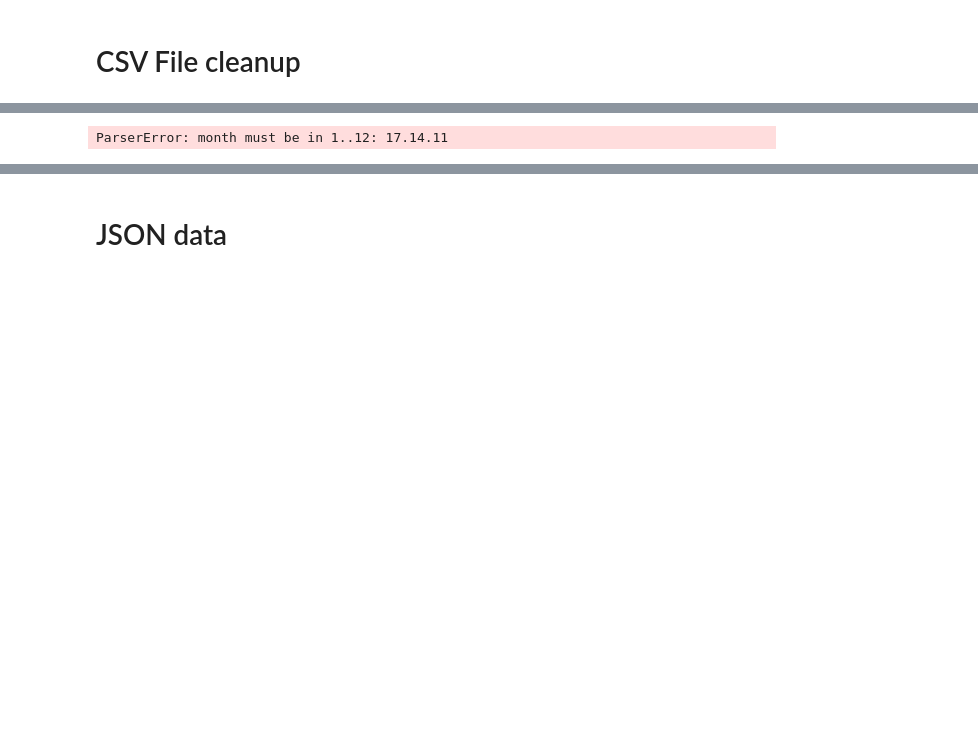
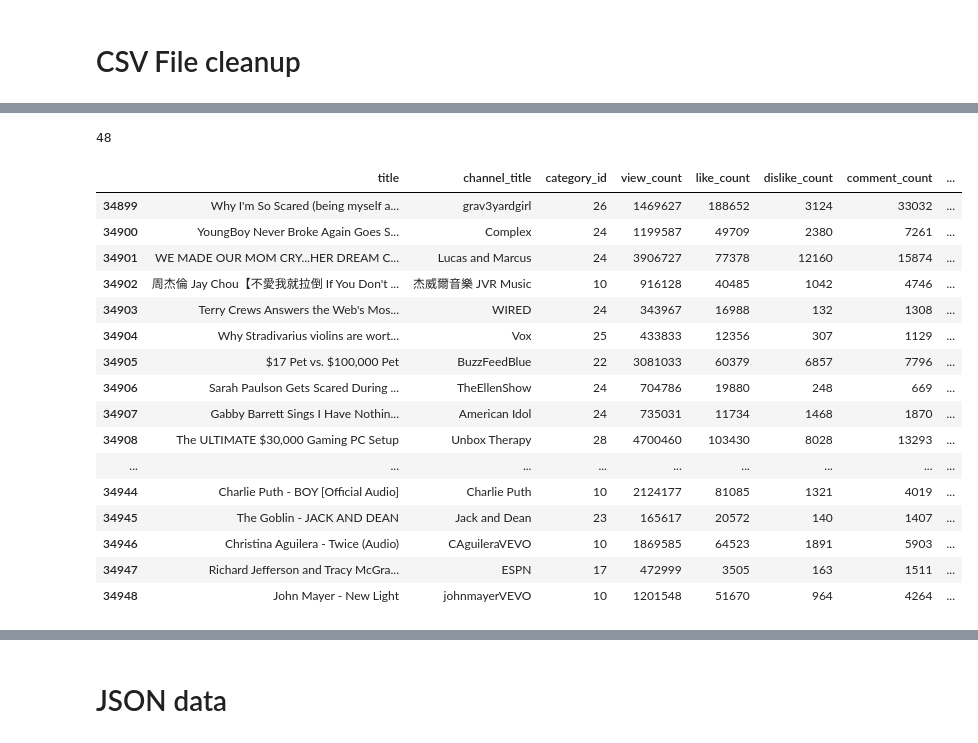
Before and after one commit to ratikachauhan/ETL-Project2-PSR, a Jupyter notebook: Jupyter Notebooks/Data Cleanup.ipynb, the cells around one changed output, grey strips where cells are left out. Drawn from its saved outputs; the diff is of its cells as text; code cells hidden in the pictures; blank space fills up the shorter version.

```diff
--- a/Jupyter Notebooks/Data Cleanup.ipynb
+++ b/Jupyter Notebooks/Data Cleanup.ipynb
@@ -26,0 +64,7 @@ Index(['video_id', 'trending_date', 'title', 'channel_title', 'category_id',
+# %%
+#Added additional columns to our dataset
+us_videos['country'] ='US'
+us_videos['trending_month'] =us_videos['trending_date'].dt.month
+us_videos['trending_year'] =us_videos['trending_date'].dt.year
+us_videos['publish_month'] = us_videos['publish_time'].dt.month
+us_videos['publish_year'] = us_videos['publish_time'].dt.year
@@ -27,5 +80,5 @@ Index(['video_id', 'trending_date', 'title', 'channel_title', 'category_id',
 # %%
 # Get rid of unnecessary columns
-us_videos_df = us_videos[['trending_date', 'title', 'channel_title', 'category_id',
-       'publish_time', 'views', 'likes', 'dislikes', 'comment_count']].copy()
-us_videos_df.head()
+us_videos_df = us_videos[[ 'title', 'channel_title', 'category_id','views', 'likes', 'dislikes', 'comment_count',
+                          'trending_date','country', 'trending_month', 'trending_year',
+                          'publish_time', 'publish_month', 'publish_year']].copy()
@@ -39,10 +85,31 @@ us_videos_df.head()
 # %%
 # Data Transformation: Rename Columns
-us_videos_df = us_videos_df.rename(columns={"trending_date":"Trending_Date", "title":"Title", "channel_title":"Channel_Title",
-                            "category_id":"Category_ID", "publish_time":"Publish_Time", "views":"View_Count",
-                             "likes":"Like_Count", "dislikes":"Dislike_Count", "comment_count":"Comment_Count"})
+us_videos_df = us_videos_df.rename(columns={ "publish_time":"publish_date", "views":"view_count",
+                             "likes":"like_count", "dislikes":"dislike_count"})
-# %%
-# Data Transformation: Change to datetime
-us_videos_df['Trending_Date']= pd.to_datetime(us_videos_df["Trending_Date"])
-# %% [output]
-ParserError: month must be in 1..12: 17.14.11
+# %%
+#Count Duplicates in the DataFrame
+duplicate_count=us_videos_df.duplicated().sum()
+duplicate_count
+# %% [output]
+48
+# %%
+#Extracting Duplicate Rows
+us_videos_df.loc[us_videos_df.duplicated(), :]
+# %% [output]
+|  | title | channel_title | category_id | view_count | like_count | dislike_count | comment_count | ... |
+| 34899 | Why I'm So Scared (being myself a... | grav3yardgirl | 26 | 1469627 | 188652 | 3124 | 33032 | ... |
+| 34900 | YoungBoy Never Broke Again Goes S... | Complex | 24 | 1199587 | 49709 | 2380 | 7261 | ... |
+| 34901 | WE MADE OUR MOM CRY...HER DREAM C... | Lucas and Marcus | 24 | 3906727 | 77378 | 12160 | 15874 | ... |
+| 34902 | 周杰倫 Jay Chou【不愛我就拉倒 If You Don't ... | 杰威爾音樂 JVR Music | 10 | 916128 | 40485 | 1042 | 4746 | ... |
+| 34903 | Terry Crews Answers the Web's Mos... | WIRED | 24 | 343967 | 16988 | 132 | 1308 | ... |
+| 34904 | Why Stradivarius violins are wort... | Vox | 25 | 433833 | 12356 | 307 | 1129 | ... |
+| 34905 | $17 Pet vs. $100,000 Pet | BuzzFeedBlue | 22 | 3081033 | 60379 | 6857 | 7796 | ... |
+| 34906 | Sarah Paulson Gets Scared During ... | TheEllenShow | 24 | 704786 | 19880 | 248 | 669 | ... |
+| 34907 | Gabby Barrett Sings I Have Nothin... | American Idol | 24 | 735031 | 11734 | 1468 | 1870 | ... |
+| 34908 | The ULTIMATE $30,000 Gaming PC Setup | Unbox Therapy | 28 | 4700460 | 103430 | 8028 | 13293 | ... |
+| ... | ... | ... | ... | ... | ... | ... | ... | ... |
+| 34944 | Charlie Puth - BOY [Official Audio] | Charlie Puth | 10 | 2124177 | 81085 | 1321 | 4019 | ... |
+| 34945 | The Goblin - JACK AND DEAN | Jack and Dean | 23 | 165617 | 20572 | 140 | 1407 | ... |
+| 34946 | Christina Aguilera - Twice (Audio) | CAguileraVEVO | 10 | 1869585 | 64523 | 1891 | 5903 | ... |
+| 34947 | Richard Jefferson and Tracy McGra... | ESPN | 17 | 472999 | 3505 | 163 | 1511 | ... |
+| 34948 | John Mayer - New Light | johnmayerVEVO | 10 | 1201548 | 51670 | 964 | 4264 | ... |
```
Also changed, not shown: parts of 32 cells of this notebook, 3 other files.
